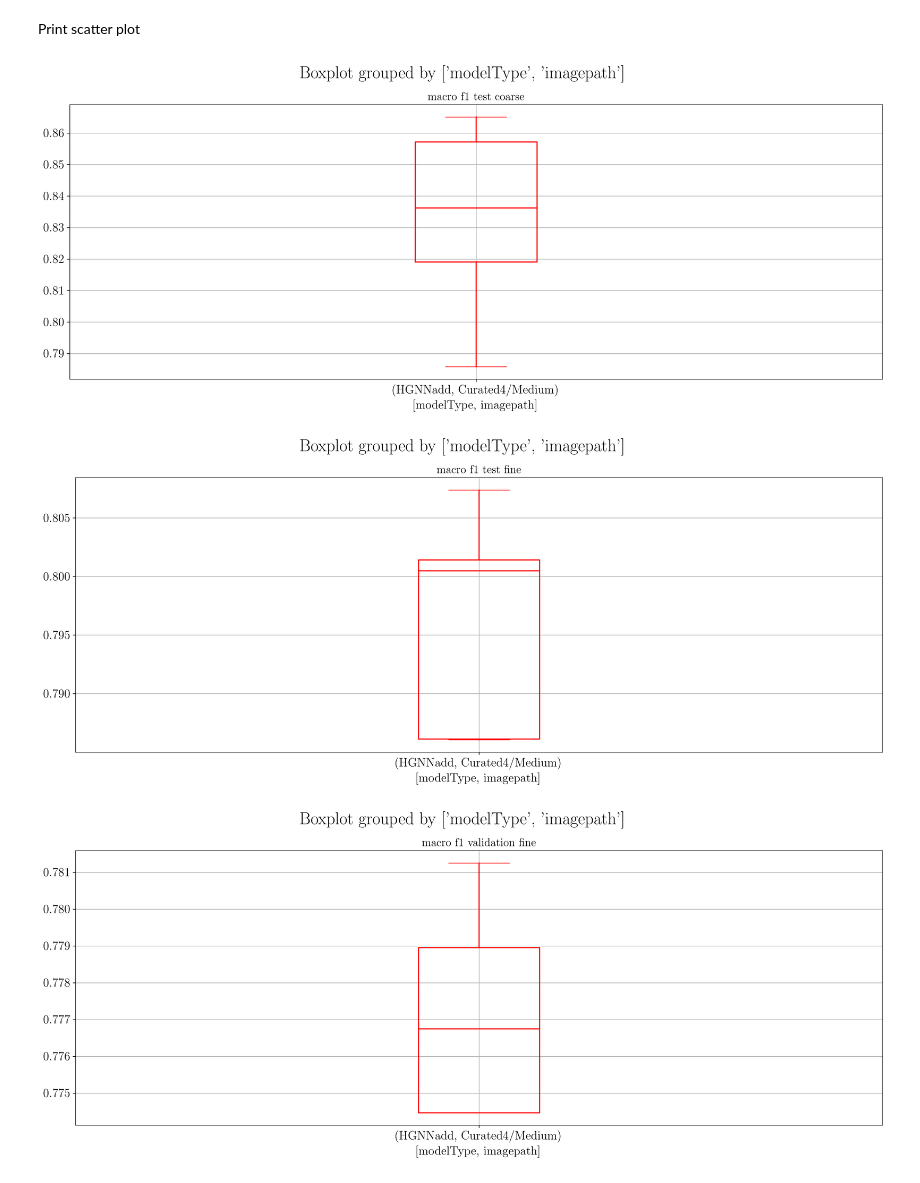
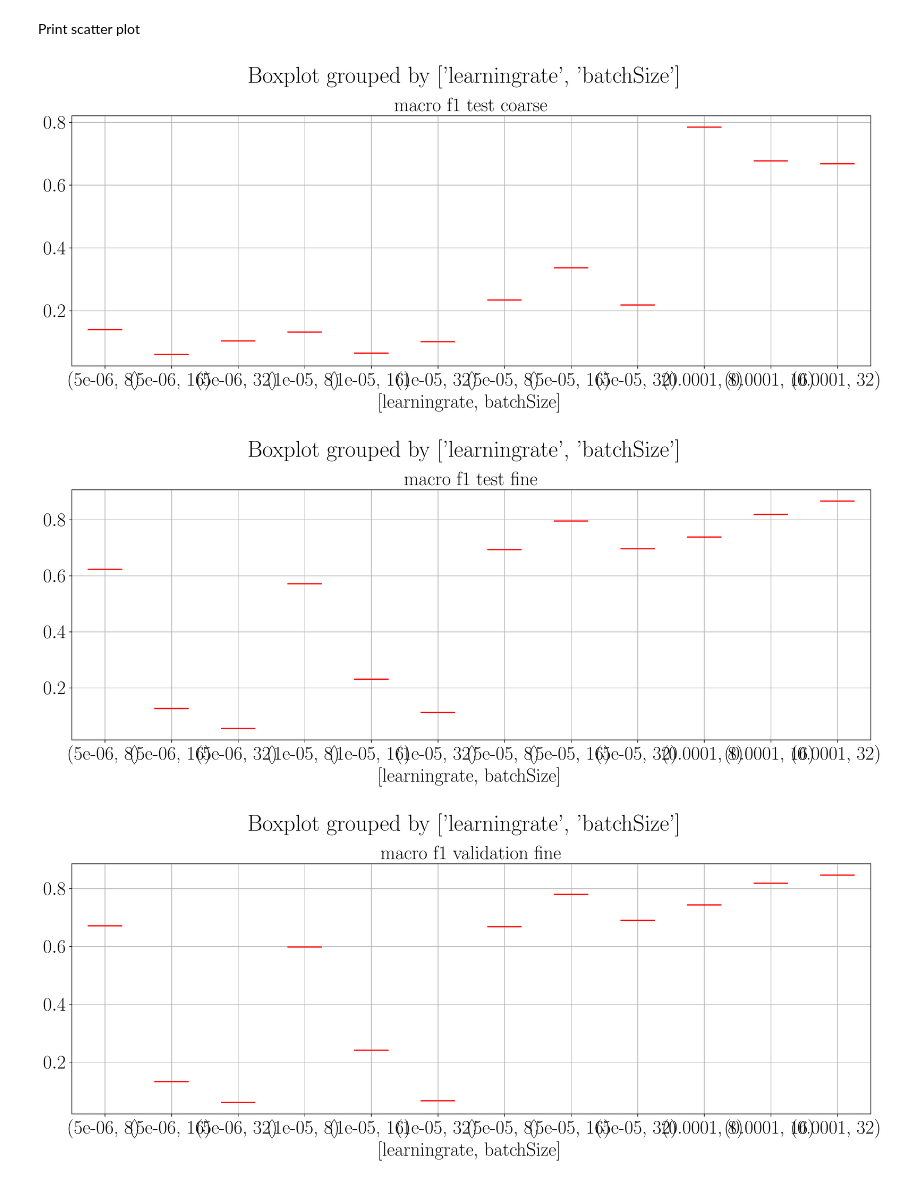
Before and after one commit to elhamod/HGNN, a Jupyter notebook: HGNN/analyse/Analyze experiments.ipynb, the cells around one changed output. Drawn from its saved outputs; the diff is of its cells as text; code cells hidden in the pictures.

```diff
--- a/HGNN/analyse/Analyze experiments.ipynb
+++ b/HGNN/analyse/Analyze experiments.ipynb
@@ -22,11 +22,11 @@ parameters
 # %%
 experimentsPath="/raid/elhamod/Fish/experiments/"
 dataPath="/raid/elhamod/Fish"
-experimentName="biology_paper_curated4_Medium_earlystoppingfix"
+experimentName="biology_paper_curated4_Easy50_tryphylogeny_2"
 
 generate_confusion_matrix = False
 
-cuda=4
+cuda=0
 # %% [markdown]
 Cuda
 # %%
@@ -188,17 +194,17 @@ findfont: Font family ['serif'] not found. Falling back to DejaVu Sans.
 # %% [markdown]
 Print scatter plot
 # %%
-ts.pandasBoxplot(['macro f1 test coarse'], ['modelType', 'image_path'])
+ts.pandasBoxplot(['macro f1 test coarse'], ['learning_rate', 'batchSize'])
 # %% [output]
-[figure, old version]
+[figure, new version]
 # %%
-ts.pandasBoxplot(['macro f1 test fine'], ['modelType', 'image_path'])
+ts.pandasBoxplot(['macro f1 test fine'], ['learning_rate', 'batchSize'])
 # %% [output]
-[figure, old version]
+[figure, new version]
 # %%
-ts.pandasBoxplot(['macro f1 validation fine'], ['modelType', 'image_path'])
+ts.pandasBoxplot(['macro f1 validation fine'], ['learning_rate', 'batchSize'])
 # %% [output]
-[figure, old version]
+[figure, new version]
 # %%
 ts.pandasBoxplot(['time'], ['modelType', 'image_path'])
 # %% [output]
```
Also changed, not shown: parts of 8 cells of this notebook, 7 other files.
